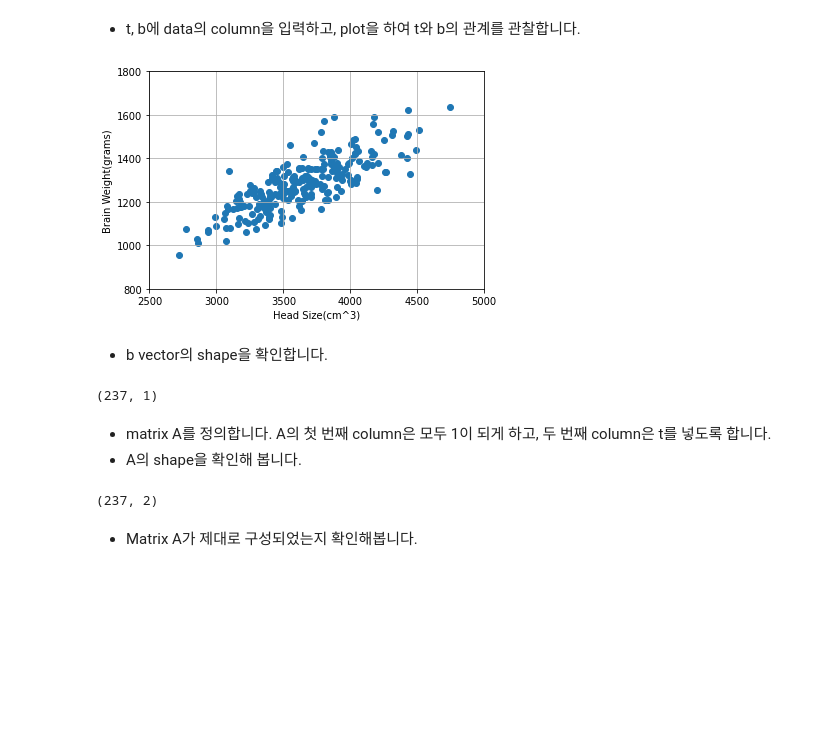
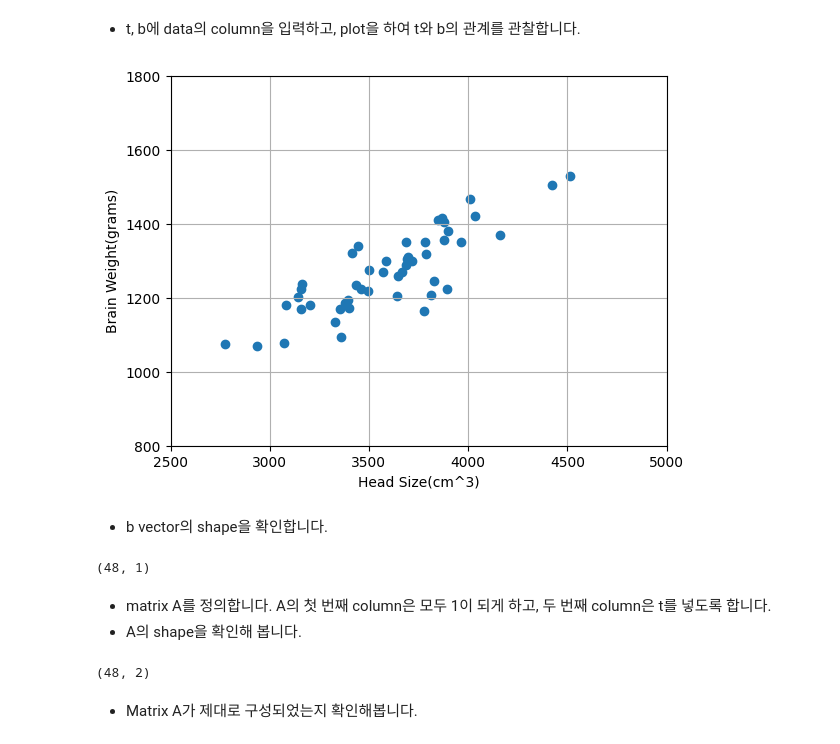
Before and after one commit to hufsaim/T03108701, a Jupyter notebook: notebook_2024/Lab06_least_squares.ipynb, the cells around one changed output. Saved outputs shown, nothing was run; the diff lists cells and outputs as text; code cells hidden in the pictures; blank space fills up the shorter version.

```diff
--- a/notebook_2024/Lab06_least_squares.ipynb
+++ b/notebook_2024/Lab06_least_squares.ipynb
@@ -30,0 +16,3 @@ data
+# %%
+strd=5
+data[::strd]
@@ -31,17 +37,17 @@ data
 # %% [markdown]
 - t, b에 data의 column을 입력하고, plot을 하여 t와 b의 관계를 관찰합니다.
 # %%
-t = data.iloc[:,2]
-b = data.iloc[:,3]
+t = data.iloc[::strd,2]
+b = data.iloc[::strd,3]
 plt.scatter(t,b)
 plt.xlabel(data.columns[2])
 plt.ylabel(data.columns[3])
 plt.xlim([2500,5000])
 plt.ylim([800,1800])
 plt.grid(True)
 plt.show()
 # %% [output]
-[figure, old version]
+[figure, new version]
 # %% [markdown]
 - b vector의 shape을 확인합니다.
 # %%
@@ -49,16 +55,16 @@ b=np.array(b)
 b=b.reshape((len(b),1))
 print(b.shape)
 # %% [output]
-(237, 1)
+(48, 1)
 # %% [markdown]
 - matrix A를 정의합니다. A의 첫 번째 column은 모두 1이 되게 하고, 두 번째 column은 t를 넣도록 합니다.
 - A의 shape을 확인해 봅니다.
 # %%
-A = np.ones([len(data),2])
+A = np.ones([len(b),2])
 A[:,1] = t
 print(A.shape)
 # %% [output]
-(237, 2)
+(48, 2)
 # %% [markdown]
 - Matrix A가 제대로 구성되었는지 확인해봅니다.
 # %%
```
Also changed, not shown: parts of 15 cells of this notebook.
